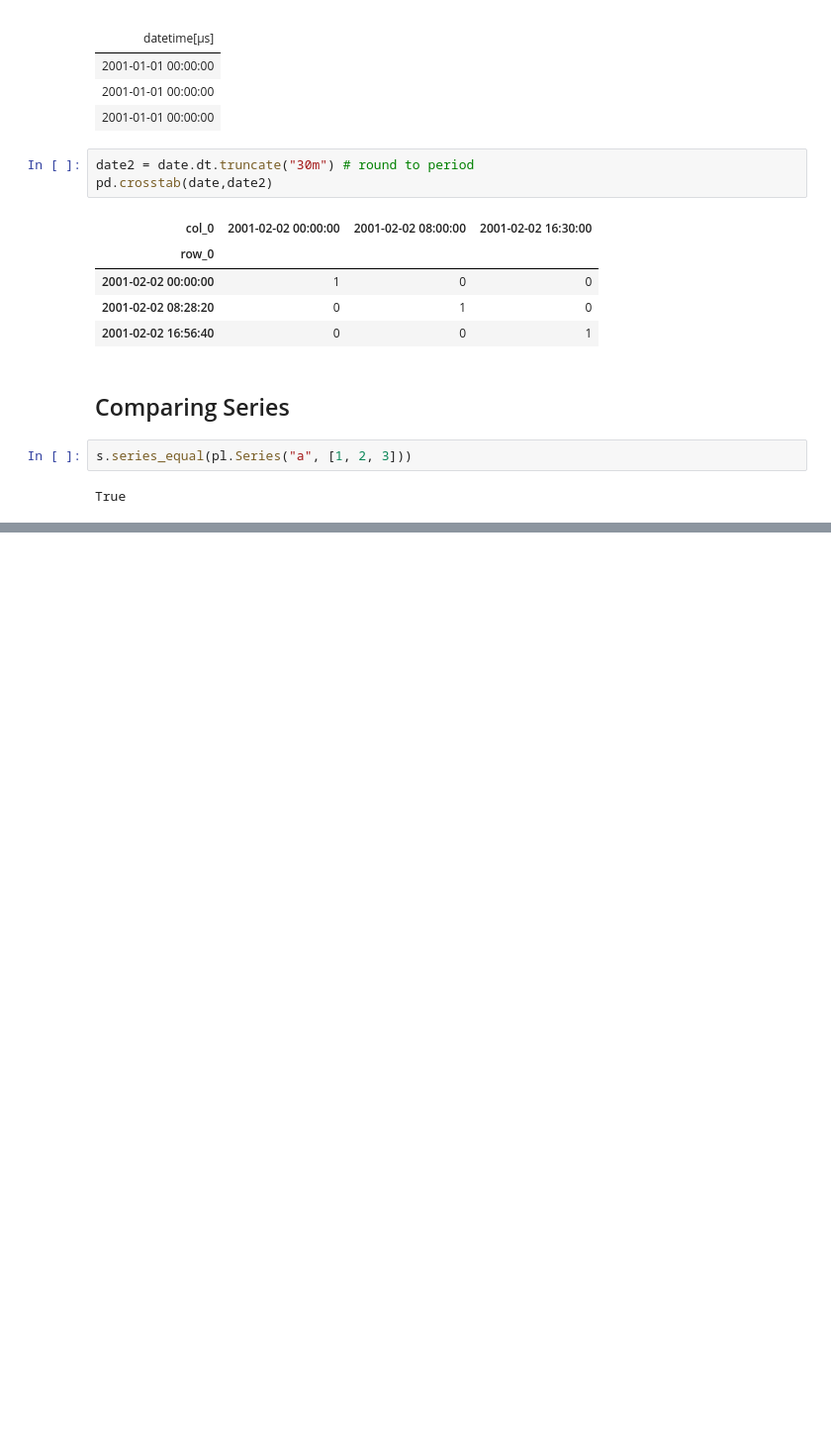
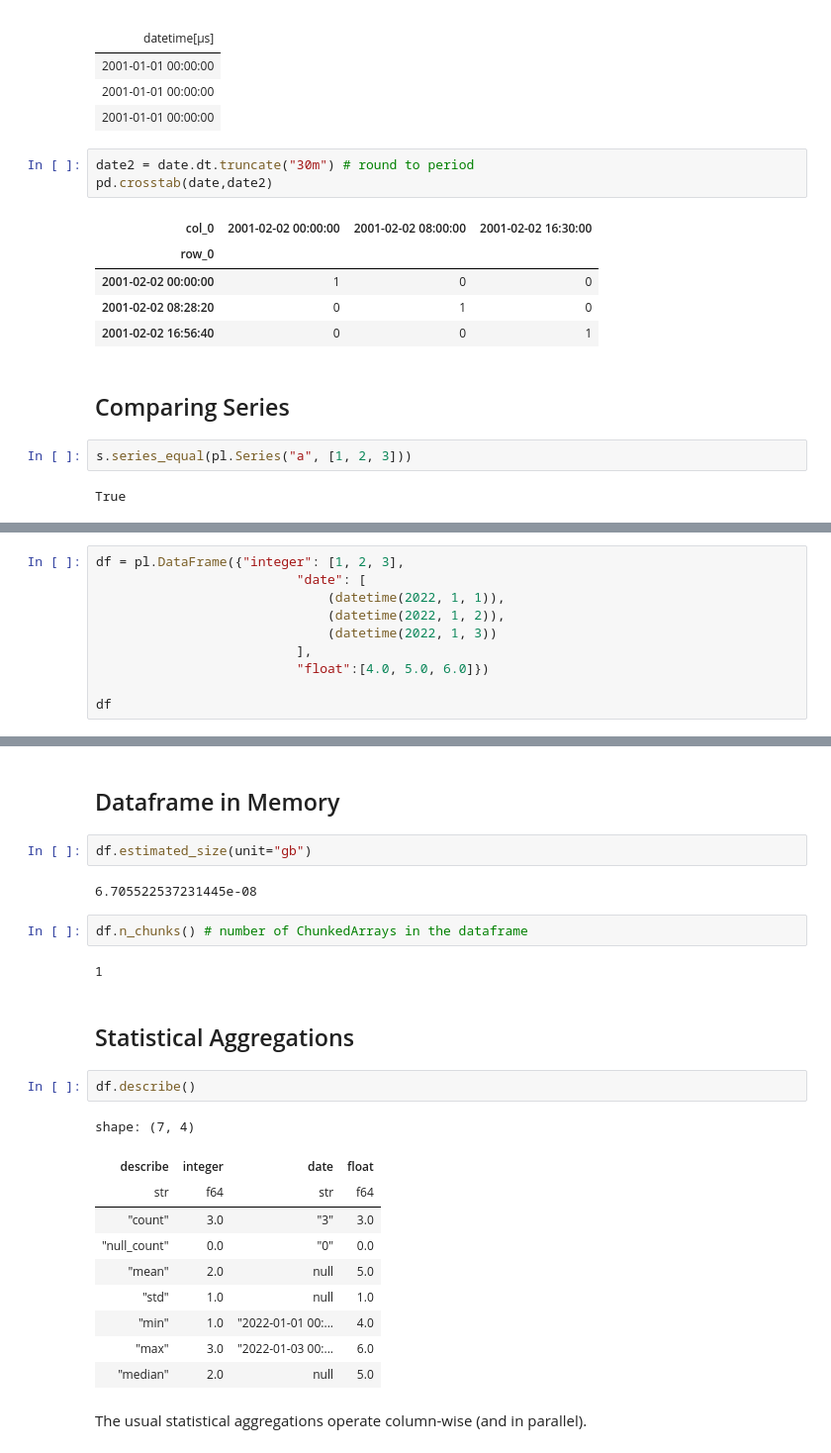
Before and after one commit to johnros/polars_demo, a Jupyter notebook: polars_to_preview.ipynb, the cells around one changed output, grey strips where cells are left out. Shown: that part at 99% size. Saved outputs shown, nothing was run; the diff lists cells and outputs as text; blank space fills up the shorter version.

```diff
--- a/polars_to_preview.ipynb
+++ b/polars_to_preview.ipynb
@@ -1835,0 +1850,10 @@ True
+# %%
+df = pl.DataFrame({"integer": [1, 2, 3],
+                          "date": [
+                              (datetime(2022, 1, 1)),
+                              (datetime(2022, 1, 2)),
+                              (datetime(2022, 1, 3))
+                          ],
+                          "float":[4.0, 5.0, 6.0]})
+
+df
@@ -1835,0 +1940,27 @@ True
+# %% [markdown]
+## Dataframe in Memory
+# %%
+df.estimated_size(unit="gb")
+# %% [output]
+6.705522537231445e-08
+# %%
+df.n_chunks() # number of ChunkedArrays in the dataframe
+# %% [output]
+1
+# %% [markdown]
+## Statistical Aggregations
+# %%
+df.describe()
+# %% [output]
+shape: (7, 4)
+| describe | integer | date | float |
+| str | f64 | str | f64 |
+| "count" | 3.0 | "3" | 3.0 |
+| "null_count" | 0.0 | "0" | 0.0 |
+| "mean" | 2.0 | null | 5.0 |
+| "std" | 1.0 | null | 1.0 |
+| "min" | 1.0 | "2022-01-01 00:... | 4.0 |
+| "max" | 3.0 | "2022-01-03 00:... | 6.0 |
+| "median" | 2.0 | null | 5.0 |
+# %% [markdown]
+The usual statistical aggregations operate column-wise (and in parallel).
```
Also changed, not shown: parts of 82 cells of this notebook, 3 other files.
